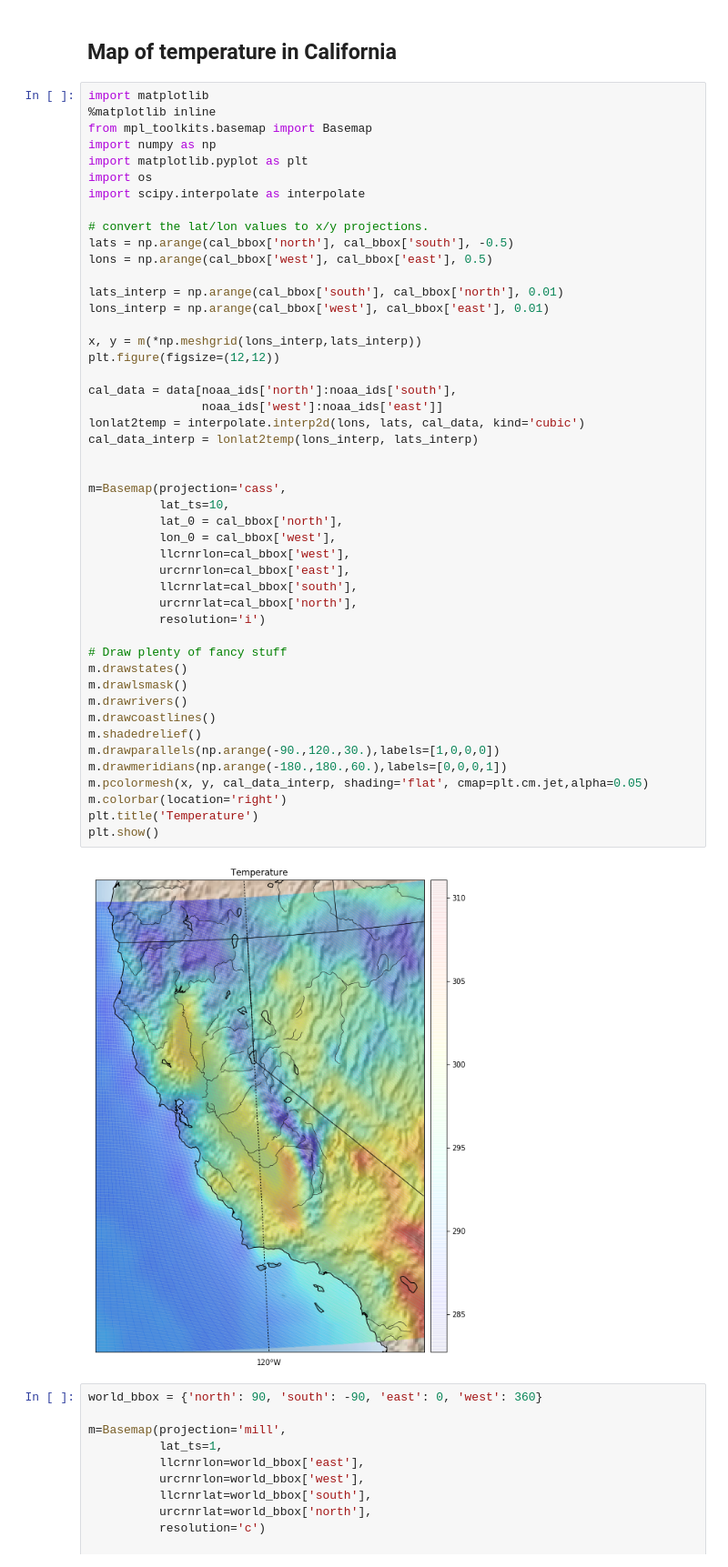
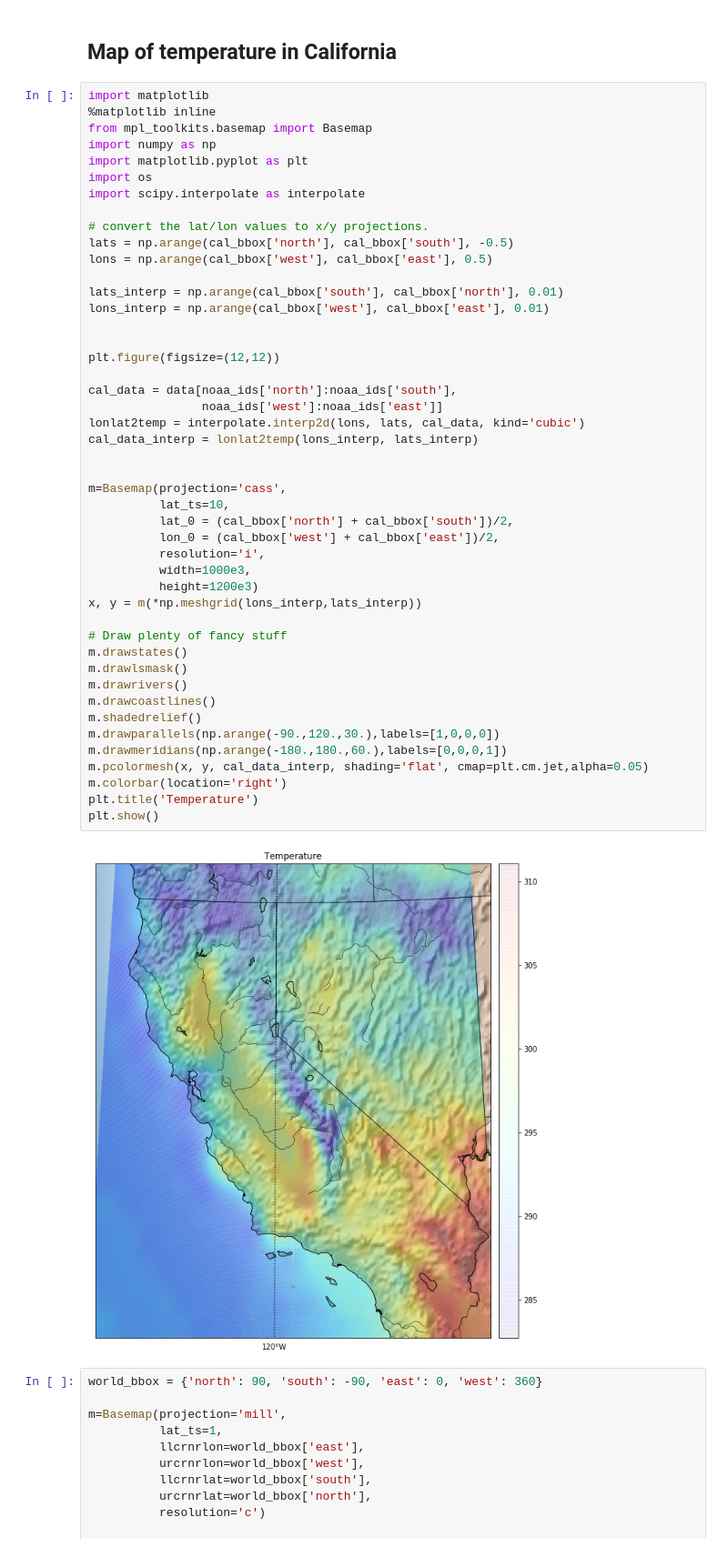
Before and after one commit to johmathe/baroque_octopus, a Jupyter notebook: cali_weather.ipynb, the cells around one changed output. Shown at 91% size. Cells and saved outputs as stored; diff of their text form.

```diff
--- a/cali_weather.ipynb
+++ b/cali_weather.ipynb
@@ -37,42 +37,41 @@ import scipy.interpolate as interpolate
 lats = np.arange(cal_bbox['north'], cal_bbox['south'], -0.5)
 lons = np.arange(cal_bbox['west'], cal_bbox['east'], 0.5)
 
 lats_interp = np.arange(cal_bbox['south'], cal_bbox['north'], 0.01)
 lons_interp = np.arange(cal_bbox['west'], cal_bbox['east'], 0.01)
 
-x, y = m(*np.meshgrid(lons_interp,lats_interp))
+
 plt.figure(figsize=(12,12))
 
 cal_data = data[noaa_ids['north']:noaa_ids['south'],
                 noaa_ids['west']:noaa_ids['east']]
 lonlat2temp = interpolate.interp2d(lons, lats, cal_data, kind='cubic')
 cal_data_interp = lonlat2temp(lons_interp, lats_interp)
 
 
 m=Basemap(projection='cass',
           lat_ts=10,
-          lat_0 = cal_bbox['north'],
-          lon_0 = cal_bbox['west'],
-          llcrnrlon=cal_bbox['west'],
-          urcrnrlon=cal_bbox['east'],
-          llcrnrlat=cal_bbox['south'],
-          urcrnrlat=cal_bbox['north'],
-          resolution='i')
+          lat_0 = (cal_bbox['north'] + cal_bbox['south'])/2,
+          lon_0 = (cal_bbox['west'] + cal_bbox['east'])/2,
+          resolution='i',
+          width=1000e3,
+          height=1200e3)
+x, y = m(*np.meshgrid(lons_interp,lats_interp))
 
 # Draw plenty of fancy stuff
 m.drawstates()
 m.drawlsmask()
 m.drawrivers()
 m.drawcoastlines()
 m.shadedrelief()
 m.drawparallels(np.arange(-90.,120.,30.),labels=[1,0,0,0])
 m.drawmeridians(np.arange(-180.,180.,60.),labels=[0,0,0,1])
 m.pcolormesh(x, y, cal_data_interp, shading='flat', cmap=plt.cm.jet,alpha=0.05)
 m.colorbar(location='right')
 plt.title('Temperature')
 plt.show()
 # %% [output]
-[figure, old version]
+[figure, new version]
 # %%
 world_bbox = {'north': 90, 'south': -90, 'east': 0, 'west': 360}
 
```
